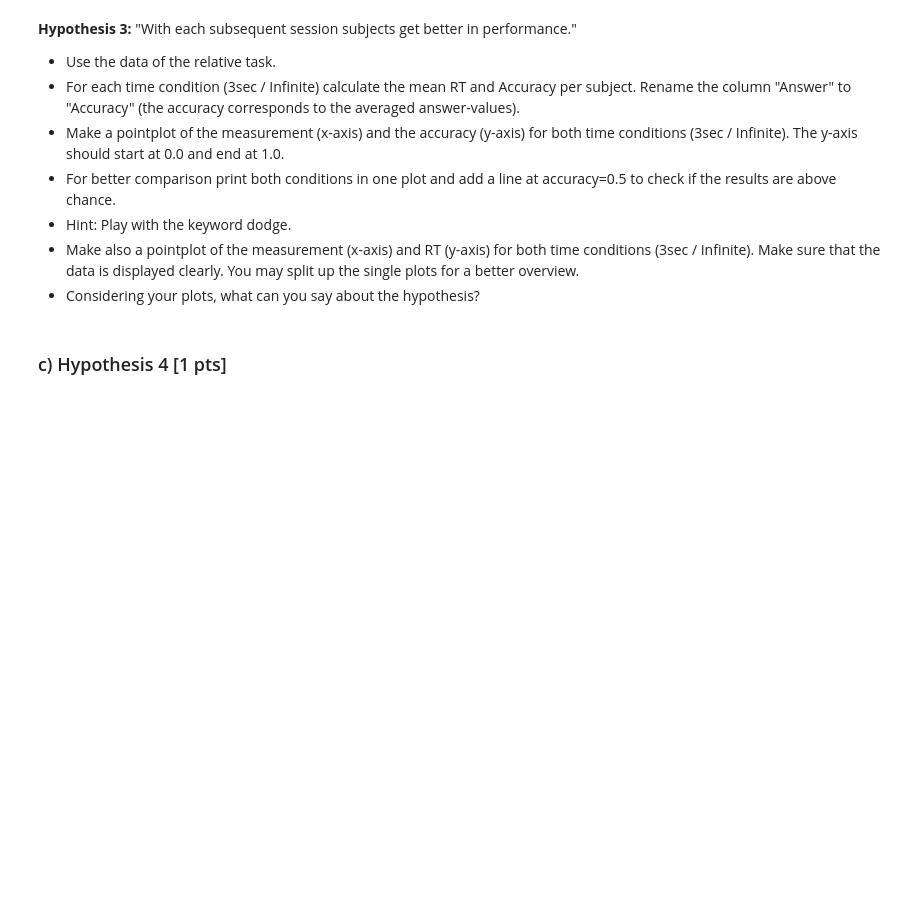
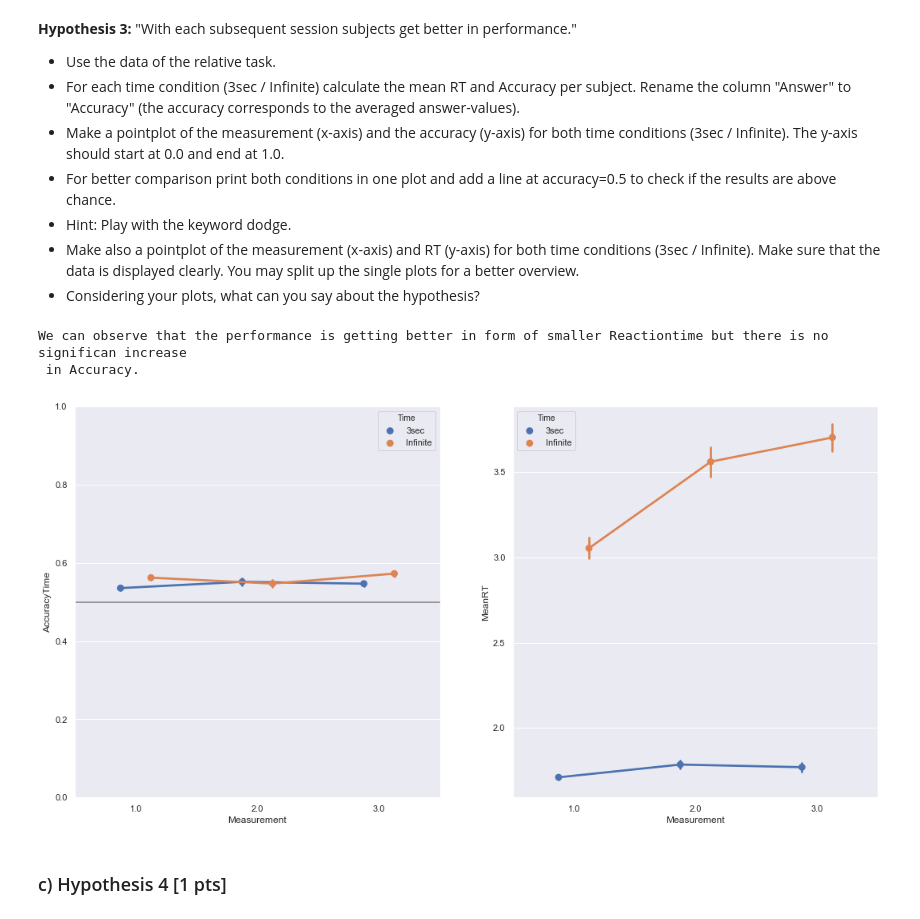
Before and after one commit to NBP-ACC/week-5-acc_11, a Jupyter notebook: sheet03_Viki.ipynb, the cells around one changed output. Cells and saved outputs as stored; diff of their text form; code cells hidden in the pictures; blank space fills up the shorter version.

```diff
--- a/sheet03_Viki.ipynb
+++ b/sheet03_Viki.ipynb
@@ -274,3 +278,25 @@ but the ruslts are not significant.
+# %%
+#use data from relative task and add new columns to it
+hyp_3 = hyp_1
+
+#plotting
+fig, ax = plt.subplots(figsize=(18,9),ncols=2)
+
+# plotting accuracy
+accuracy = sns.pointplot(x="Measurement", y="AccuracyTime", hue='Time', data=hyp_3,ax=ax[0],dodge= 0.25)
+#define y-axis
+accuracy.set(ylim=(0, 1))
+#add line at 0.5
+accuracy.axhline(0.5, color= 'grey')
+
+# ploting RT's
+meanRT = sns.pointplot(x="Measurement", y="MeanRT", hue='Time', data=hyp_3,  ax=ax[1],dodge = 0.25)
+
+print("We can observe that the performance is getting better in form of smaller Reactiontime but there is no significan increase\n in Accuracy.")
+# %% [output]
+We can observe that the performance is getting better in form of smaller Reactiontime but there is no significan increase
+ in Accuracy.
+[figure, added]
 # %% [markdown]
 ### c) Hypothesis 4 [1 pts]
 # %% [markdown]
```
Also changed, not shown: parts of 7 cells of this notebook.
